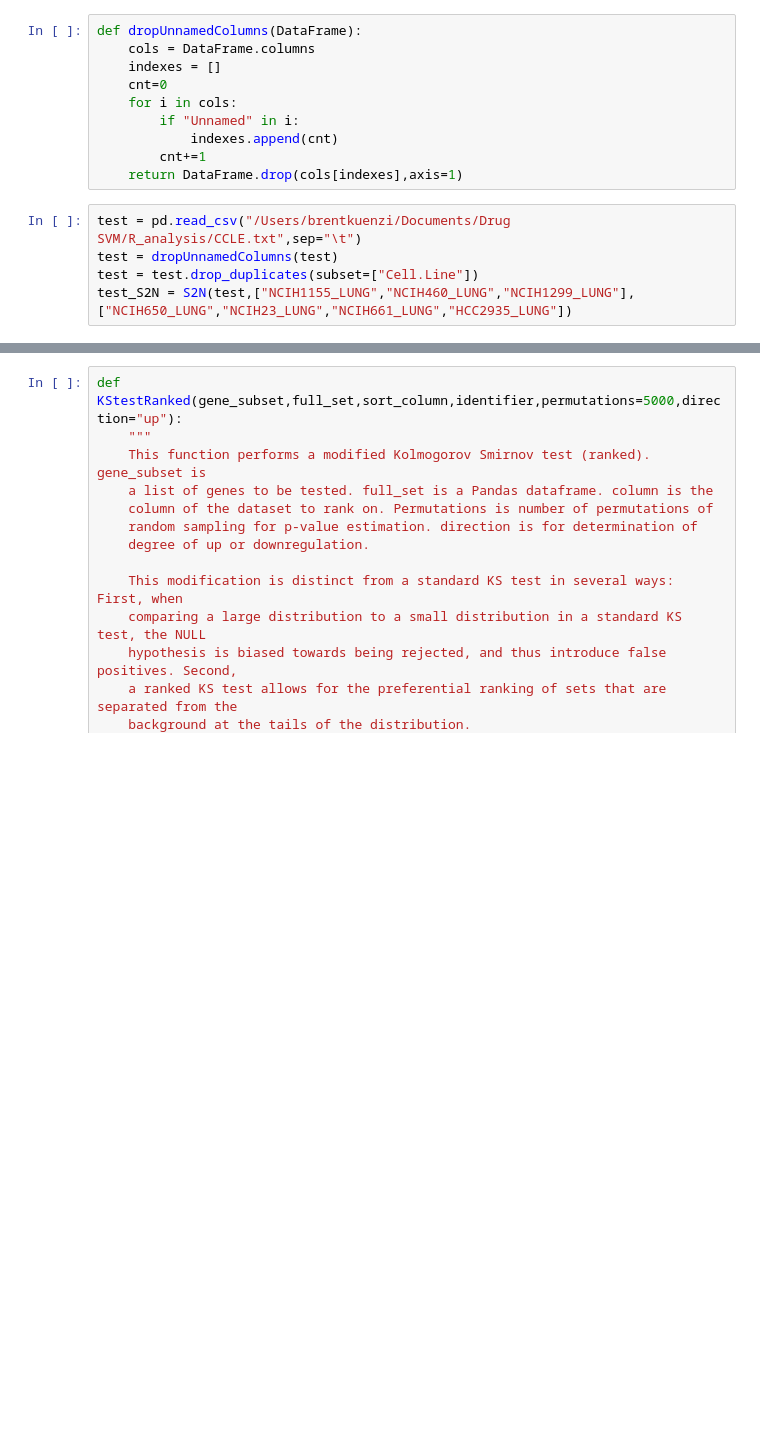
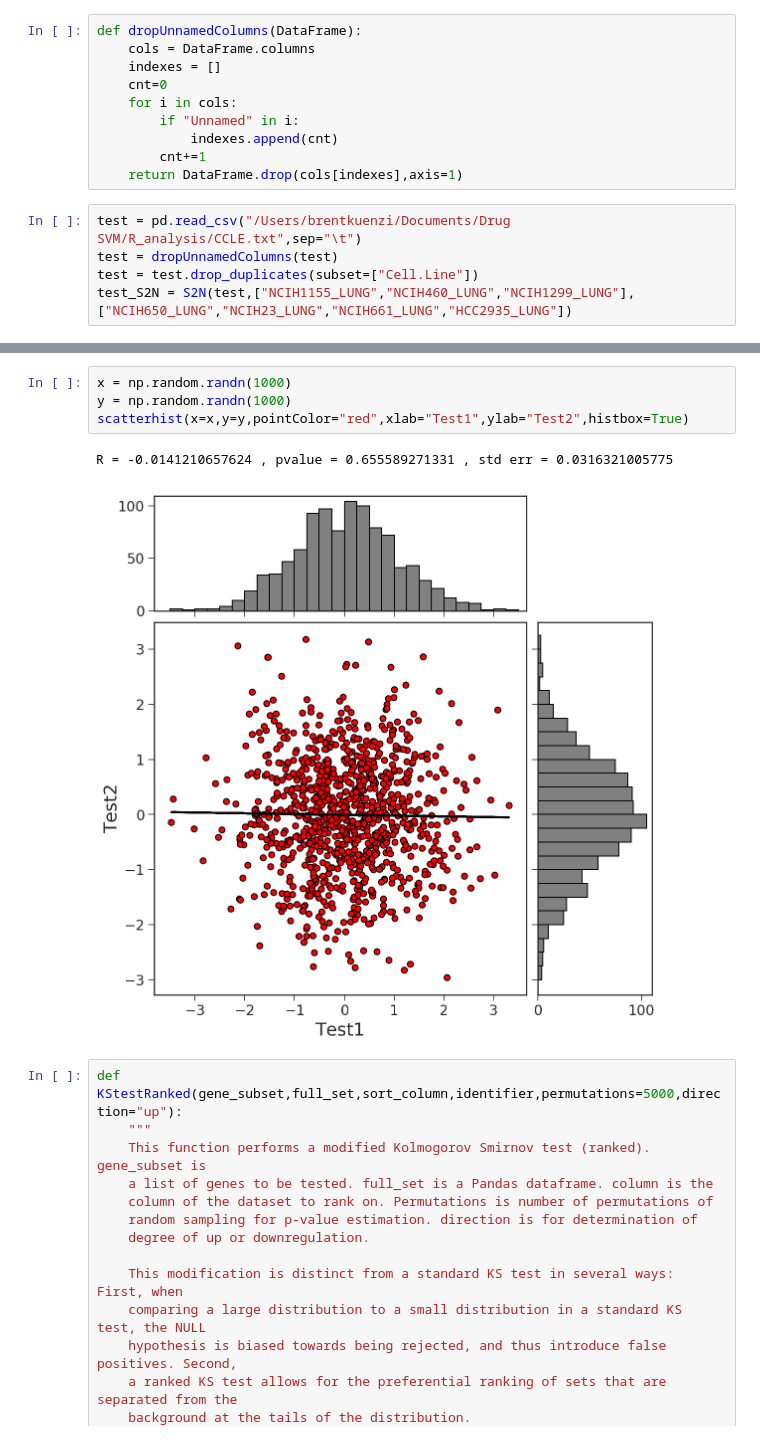
Before and after one commit to brentkuenzi/Systems-Pharmacology, a Jupyter notebook: Expression Functions.ipynb, the cells around one changed output, grey strips where cells are left out. Drawn from its saved outputs; the diff is of its cells as text; blank space fills up the shorter version.

```diff
--- a/Expression Functions.ipynb
+++ b/Expression Functions.ipynb
@@ -61,3 +120,10 @@ plt.axvline(0,color="black",ls="dashed")
+# %%
+x = np.random.randn(1000)
+y = np.random.randn(1000)
+scatterhist(x=x,y=y,pointColor="red",xlab="Test1",ylab="Test2",histbox=True)
+# %% [output]
+R = -0.0141210657624 , pvalue = 0.655589271331 , std err = 0.0316321005775
+[figure, added]
 # %%
 def KStestRanked(gene_subset,full_set,sort_column,identifier,permutations=5000,direction="up"):
     """
```
Also changed, not shown: parts of 6 cells of this notebook.
